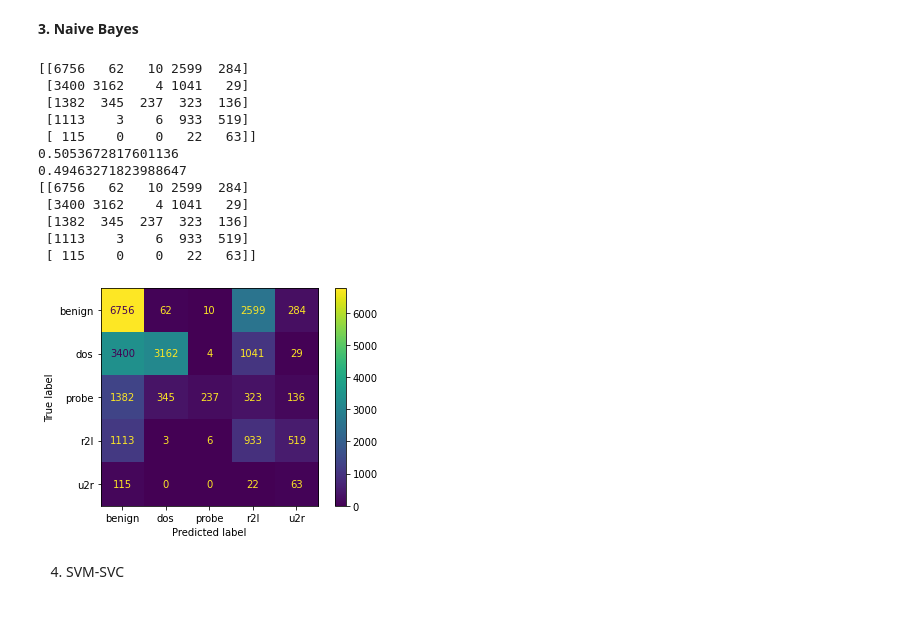
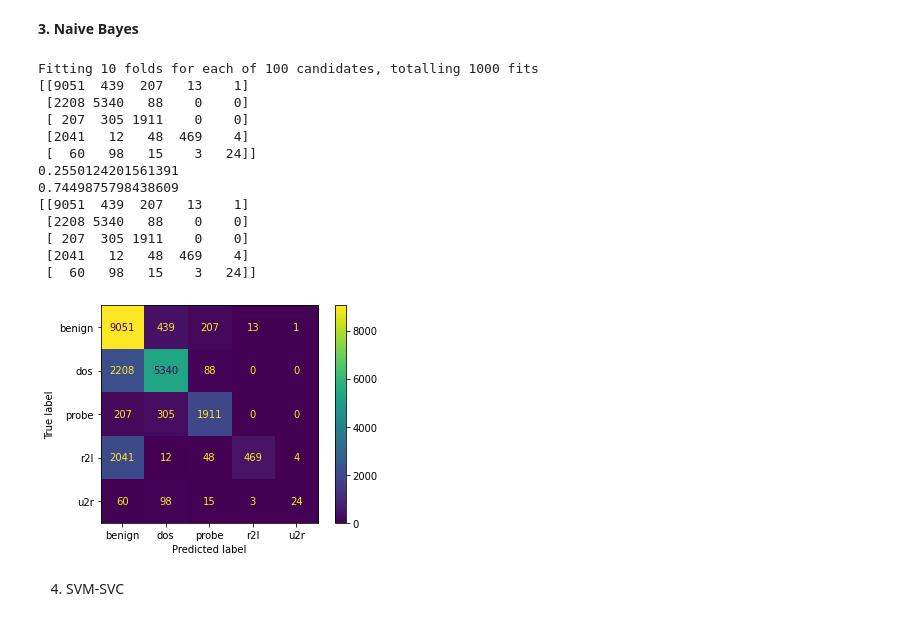
Before and after one commit to adrianweerasinghe97/SIT719, a Jupyter notebook: Task_5_1.ipynb, the cells around one changed output. Drawn from its saved outputs; the diff is of its cells as text; code cells hidden in the pictures.

```diff
--- a/Task_5_1.ipynb
+++ b/Task_5_1.ipynb
@@ -286,39 +276,45 @@ plt.show()
 # %%
 from sklearn.naive_bayes import GaussianNB
 from sklearn.metrics import confusion_matrix, zero_one_loss
 from sklearn.metrics import accuracy_score
+from sklearn.model_selection import GridSearchCV
 
-classifier = GaussianNB()
+param_grid_nb = {
+    'var_smoothing': np.logspace(0,-9, num=100)
+}
+
+classifier = GridSearchCV(estimator=GaussianNB(), param_grid=param_grid_nb, verbose=1, cv=10, n_jobs=-1)
 classifier.fit(train_x, train_Y)
 
 pred_y = classifier.predict(test_x)
 
 results = confusion_matrix(test_Y, pred_y)
 error = zero_one_loss(test_Y, pred_y)
 
 print(results)
 print(error)
 
 print(accuracy_score(pred_y, test_Y))
 print(confusion_matrix(test_Y, pred_y))
 
 
 plot_confusion_matrix(classifier, test_x, test_Y)
 plt.show()
 # %% [output]
-[[6756   62   10 2599  284]
- [3400 3162    4 1041   29]
- [1382  345  237  323  136]
- [1113    3    6  933  519]
- [ 115    0    0   22   63]]
-0.5053672817601136
-0.49463271823988647
-[[6756   62   10 2599  284]
- [3400 3162    4 1041   29]
- [1382  345  237  323  136]
- [1113    3    6  933  519]
- [ 115    0    0   22   63]]
+Fitting 10 folds for each of 100 candidates, totalling 1000 fits
+[[9051  439  207   13    1]
+ [2208 5340   88    0    0]
+ [ 207  305 1911    0    0]
+ [2041   12   48  469    4]
+ [  60   98   15    3   24]]
+0.2550124201561391
+0.7449875798438609
+[[9051  439  207   13    1]
+ [2208 5340   88    0    0]
+ [ 207  305 1911    0    0]
+ [2041   12   48  469    4]
+ [  60   98   15    3   24]]
-[figure, old version]
+[figure, new version]
 # %% [markdown]
 4. SVM-SVC
 # %%
```
Also changed, not shown: parts of 60 cells of this notebook.
